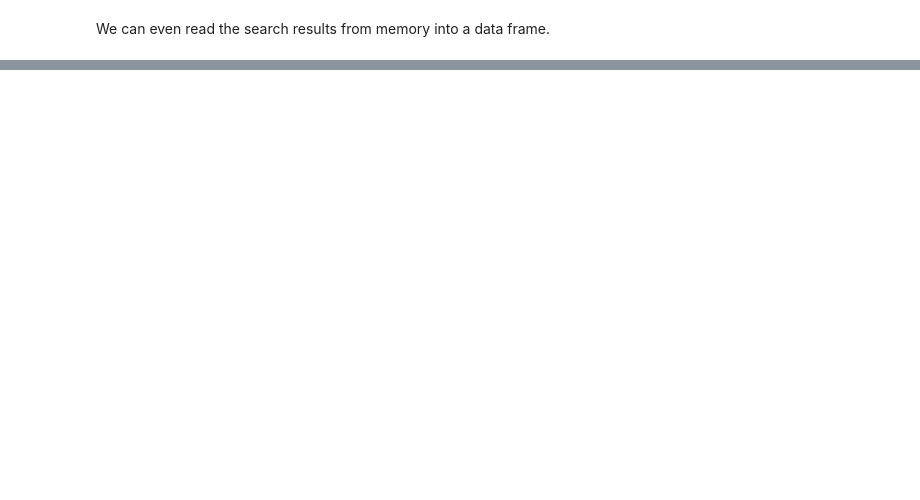
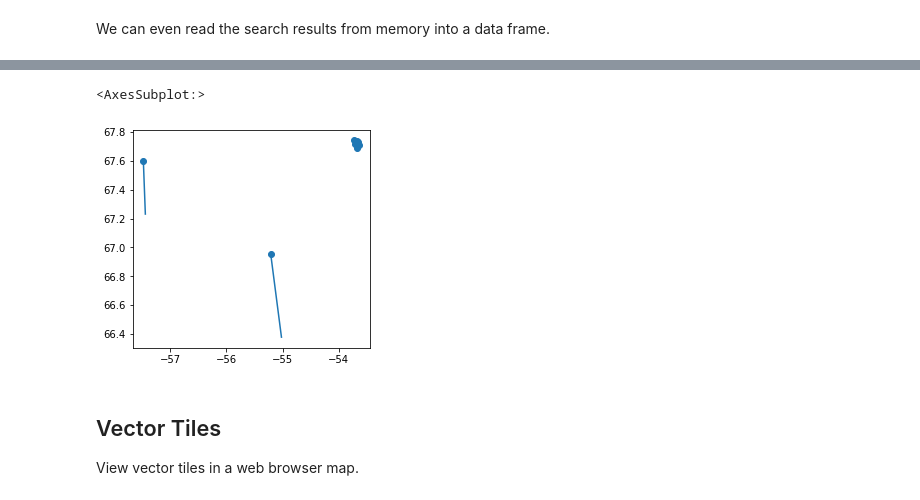
Before and after one commit to c-core-labs/notebooks, a Jupyter notebook: notebooks/c-stac-api.ipynb, the cells around one changed output, grey strips where cells are left out. Cells and saved outputs as stored; diff of their text form; code cells hidden in the pictures; blank space fills up the shorter version.

Commit message:
wip: Add geojson display through Pandas

```diff
--- a/notebooks/c-stac-api.ipynb
+++ b/notebooks/c-stac-api.ipynb
@@ -269,0 +293,3 @@ response_features_gdf = gpd.read_file(json)
+# %%
+assets = item["assets"]
+assets
@@ -269,0 +315,4 @@ response_features_gdf = gpd.read_file(json)
+# %%
+geojson_url = assets["geojson"]["href"]
+geojson_gdf = gpd.read_file(geojson_url)
+geojson_gdf
@@ -269,0 +337,8 @@ response_features_gdf = gpd.read_file(json)
+# %%
+geojson_gdf.plot()
+# %% [output]
+<AxesSubplot:>
+[figure, added]
+# %% [markdown]
+## Vector Tiles
+View vector tiles in a web browser map.
```
Also changed, not shown: parts of 17 cells of this notebook, 2 other files.
